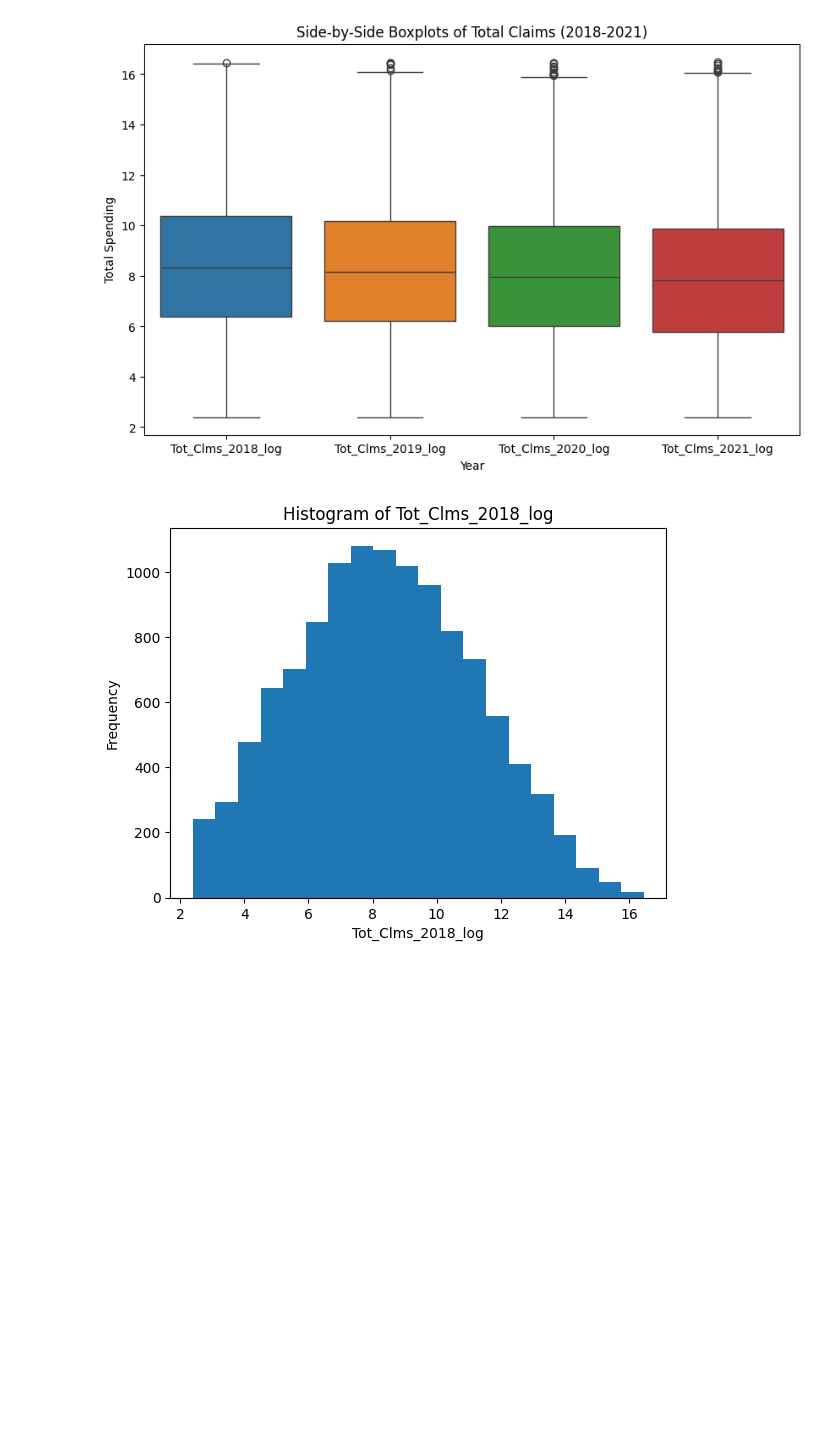
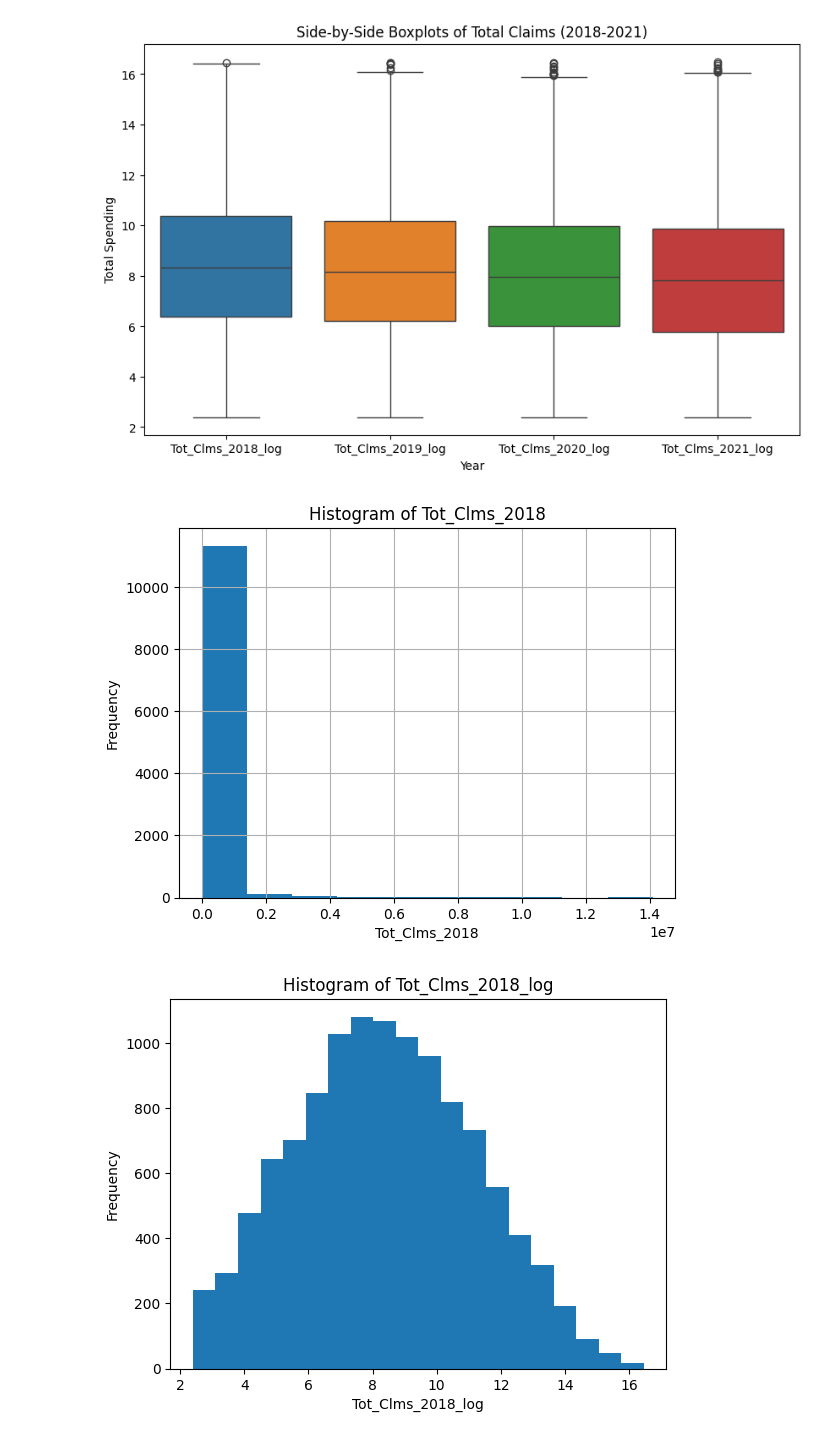
Before and after one commit to natalieassaad/visualization, a Jupyter notebook: assignment/assignment.ipynb, the cells around one changed output. Drawn from its saved outputs; the diff is of its cells as text; code cells hidden in the pictures; blank space fills up the shorter version.

```diff
--- a/assignment/assignment.ipynb
+++ b/assignment/assignment.ipynb
@@ -436 +448,9 @@ plt.show()
+# %%
+med['Tot_Clms_2018'].hist()
+plt.xlabel('Tot_Clms_2018')
+plt.ylabel('Frequency')
+plt.title('Histogram of Tot_Clms_2018')
+plt.show()
+# %% [output]
+[figure, added]
 # %%
```
Also changed, not shown: parts of 6 cells of this notebook.
